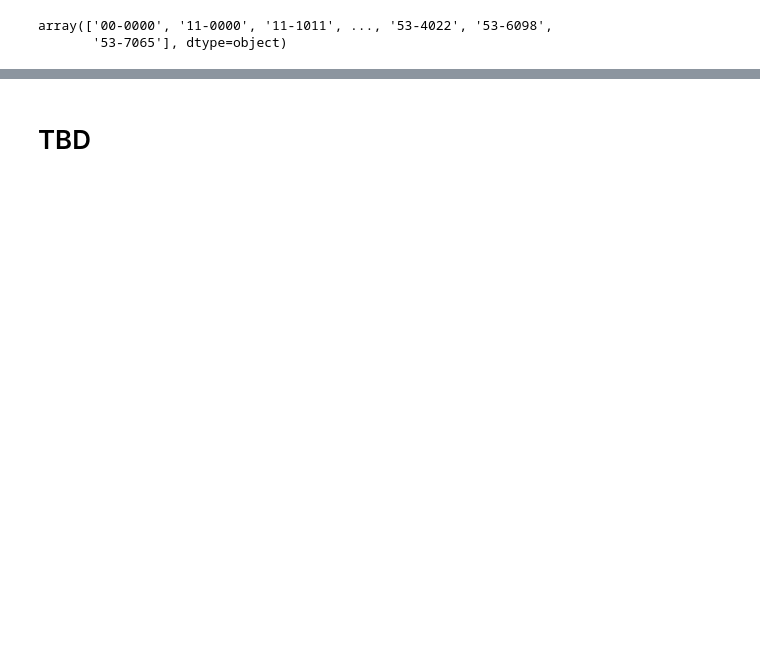
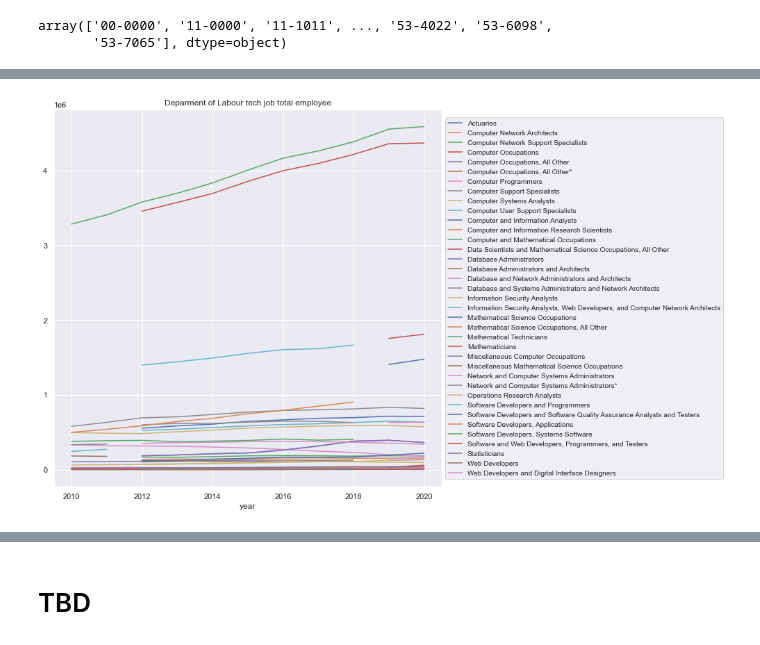
Before and after one commit to Tuguluke/CSCI5502, a Jupyter notebook: codes/src/notebooks/bdf_eda.ipynb, the cells around one changed output, grey strips where cells are left out. Cells and saved outputs as stored; diff of their text form; code cells hidden in the pictures; blank space fills up the shorter version.

```diff
--- a/codes/src/notebooks/bdf_eda.ipynb
+++ b/codes/src/notebooks/bdf_eda.ipynb
@@ -205,0 +208,14 @@ titles = sorted(list(df_all['occ_title'].unique()))
+# %%
+df_computer.set_index('year', inplace=True)
+
+#group data by product and display sales as line chart
+ax = df_computer.groupby('occ_title')['total employee'].plot(figsize=(10, 10))
+plt.legend(loc='center left', bbox_to_anchor=(1.0, 0.5), prop={'size': 10})
+
+title_timeplot = 'Deparment of Labour tech job total employee'
+plt.title( title_timeplot )
+plt.suptitle('') # that's what you're after
+# ax.set_xlabel("Year");
+ax = plt.show()
+# %% [output]
+[figure, added]
```
Also changed, not shown: parts of 28 cells of this notebook, 44 other files.
